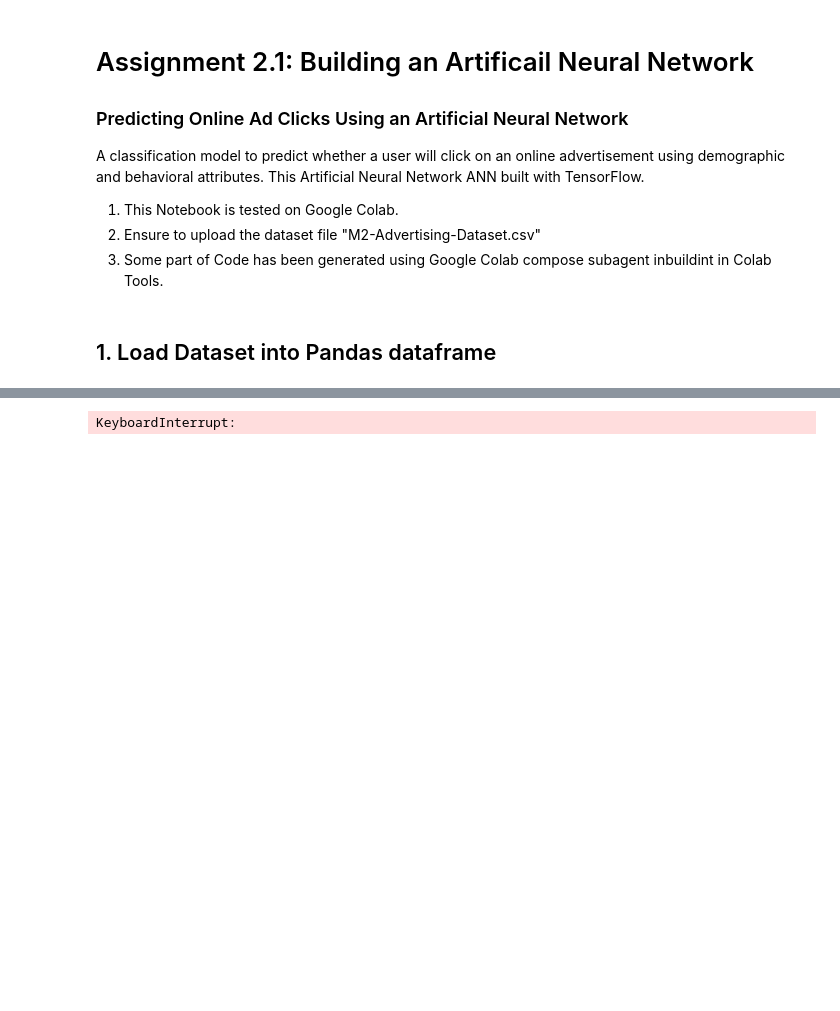
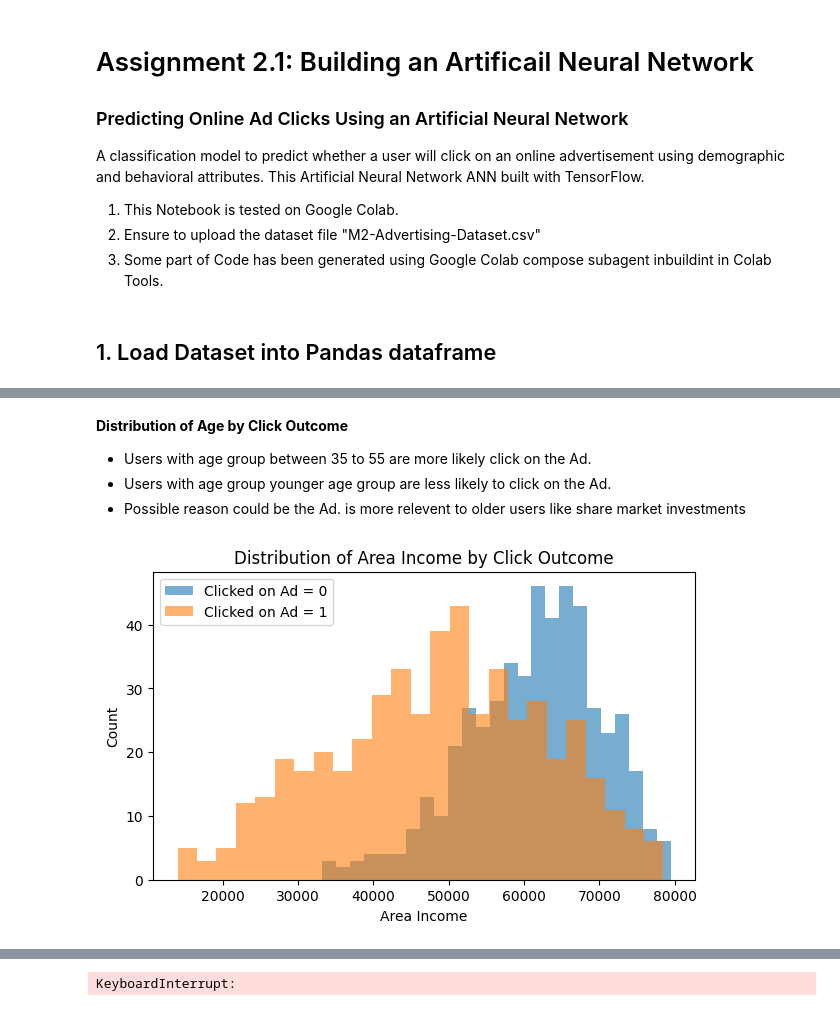
Before and after one commit to JagdishMane/numpy-pytorch-tensorflow, a Jupyter notebook: Advertising_ANN_Classification_Notebook_Jagdish_Mane.ipynb, the cells around one changed output, grey strips where cells are left out. Drawn from its saved outputs; the diff is of its cells as text; code cells hidden in the pictures; blank space fills up the shorter version.

```diff
--- a/Advertising_ANN_Classification_Notebook_Jagdish_Mane.ipynb
+++ b/Advertising_ANN_Classification_Notebook_Jagdish_Mane.ipynb
@@ -25,0 +204,9 @@ FileNotFoundError: [Errno 2] No such file or directory: 'M2-Advertising_Dataset.
+# %% [markdown]
+**Distribution of Age by Click Outcome**
+- Users with age group between 35 to 55 are more likely click on the Ad.
+- Users with age group younger age group are less likely to click on the Ad.
+- Possible reason could be the Ad. is more relevent to older users like share market investments
+# %%
+plot_figure("Area Income")
+# %% [output]
+[figure, added]
```
Also changed, not shown: parts of 21 cells of this notebook.
